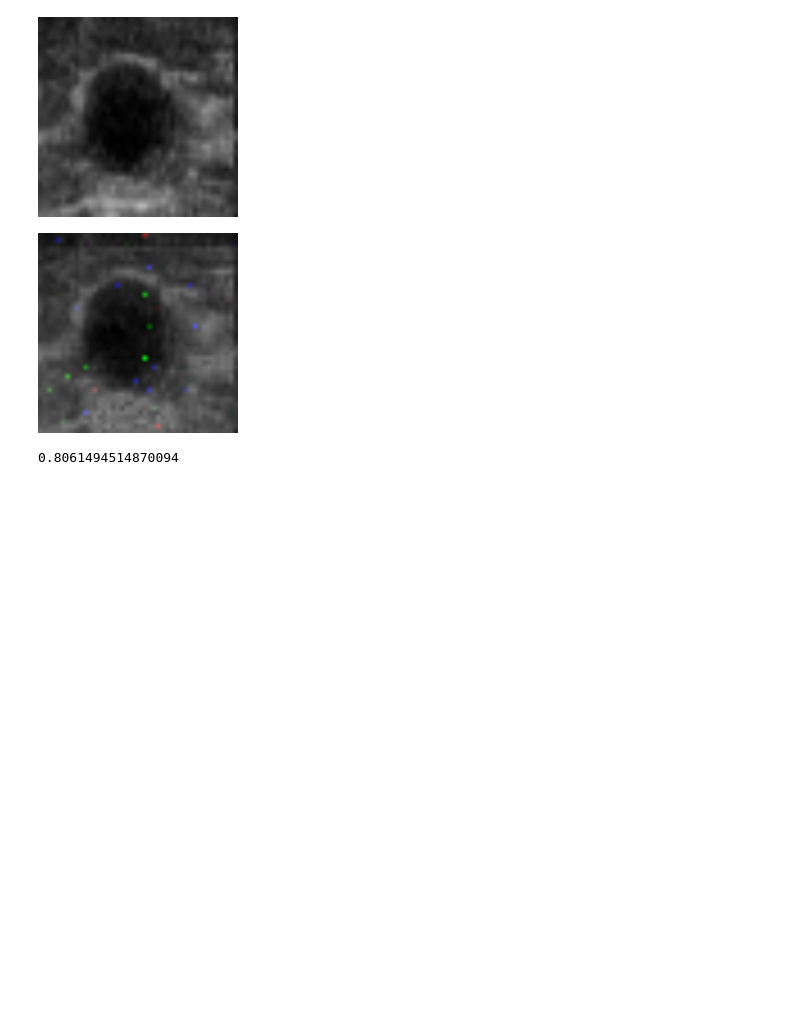
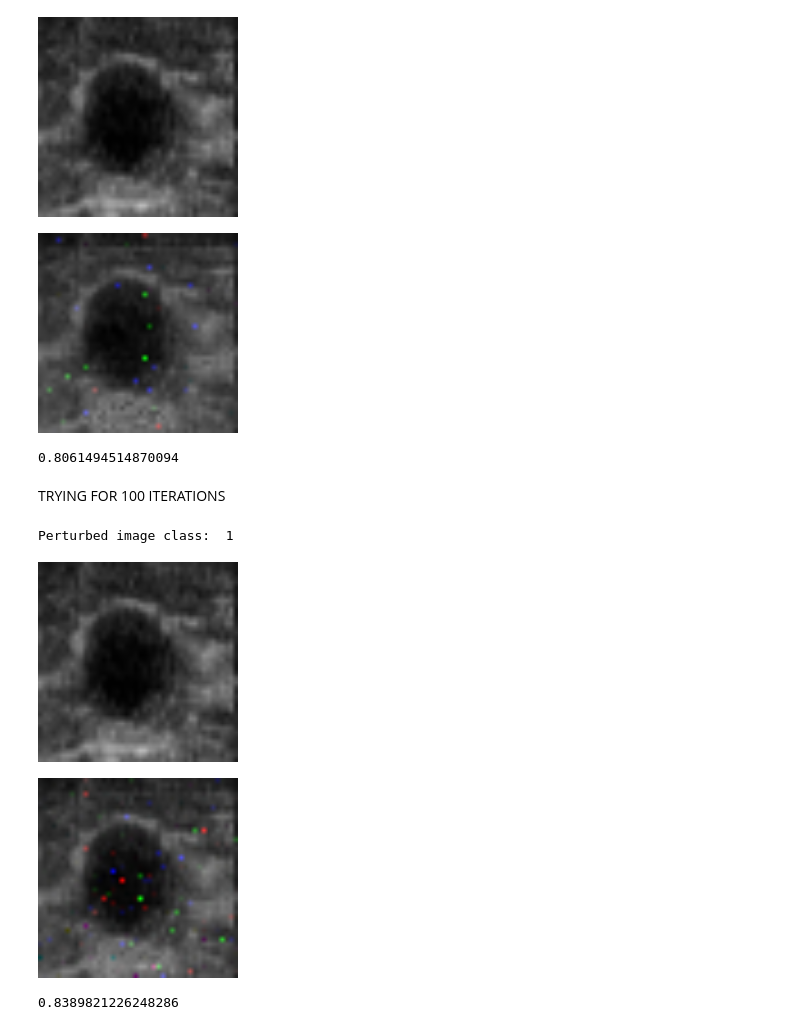
Before and after one commit to himanii16/Adversarial_Attack, a Jupyter notebook: Red_Attack.ipynb, the cells around one changed output. Drawn from its saved outputs; the diff is of its cells as text; code cells hidden in the pictures; blank space fills up the shorter version.

```diff
--- a/Red_Attack.ipynb
+++ b/Red_Attack.ipynb
@@ -478,3 +478,25 @@ s = measure.compare_ssim(original,perturb,multichannel=True)
 print(s)
 # %% [output]
 0.8061494514870094
+# %% [markdown]
+TRYING FOR 100 ITERATIONS
+# %%
+perturbed_img = iteration(100,source_img,out_img,5,0.196,5.0,1.0)
+print ("Perturbed image class: ", pred (perturbed_img))
+from PIL import Image
+Image.fromarray(perturbed_img.astype('uint8')).save ('perturbed_image.png')
+
+from IPython.display import Image,display
+display(Image("source_image.png", width=200, height=200))
+print()
+display(Image("perturbed_image.png", width=200, height=200))
+
+original = cv2.imread("source_image.png")
+perturb = cv2.imread("perturbed_image.png")
+s = measure.compare_ssim(original,perturb,multichannel=True)
+print(s)
+# %% [output]
+Perturbed image class:  1
+[figure, added]
+[figure, added]
+0.8389821226248286
```
